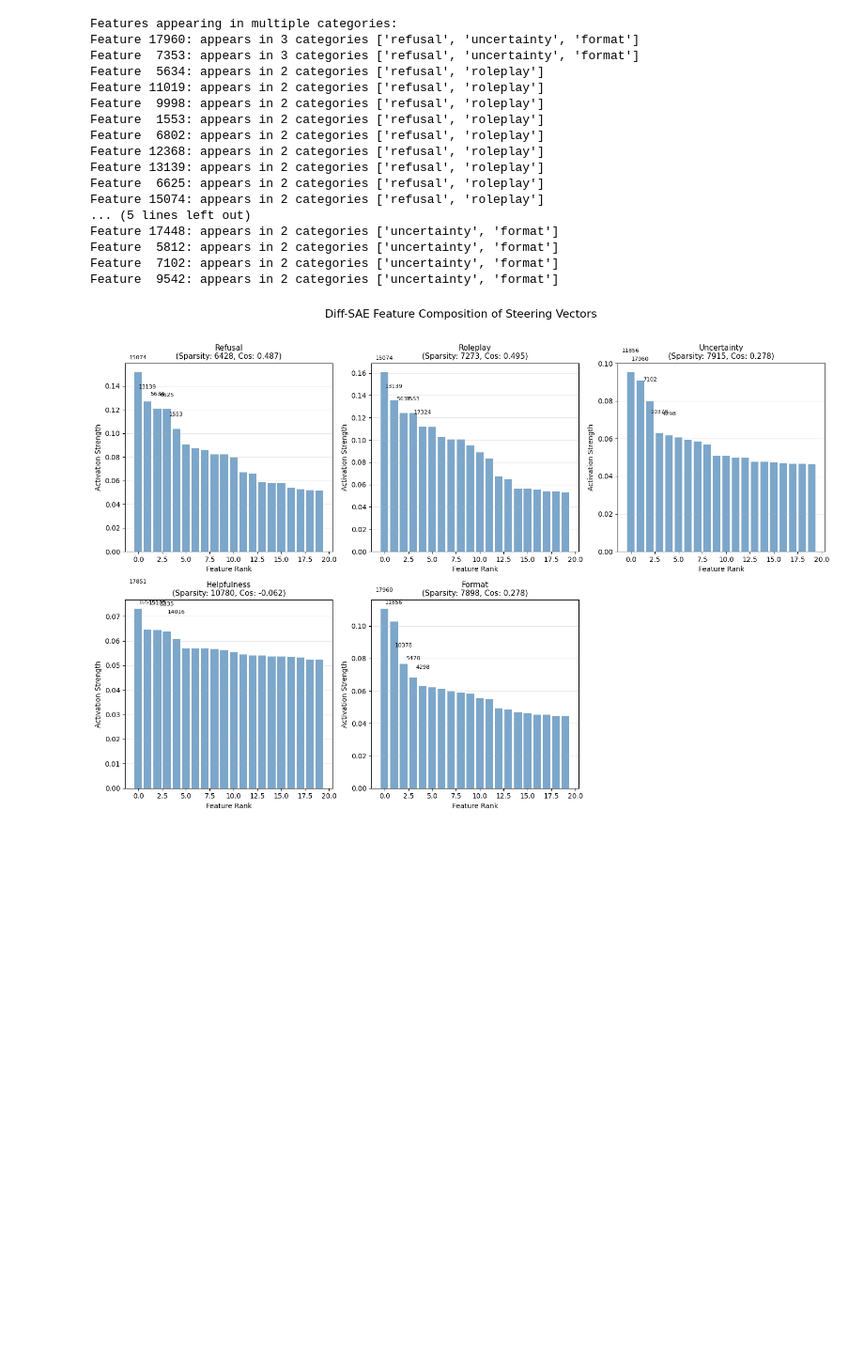
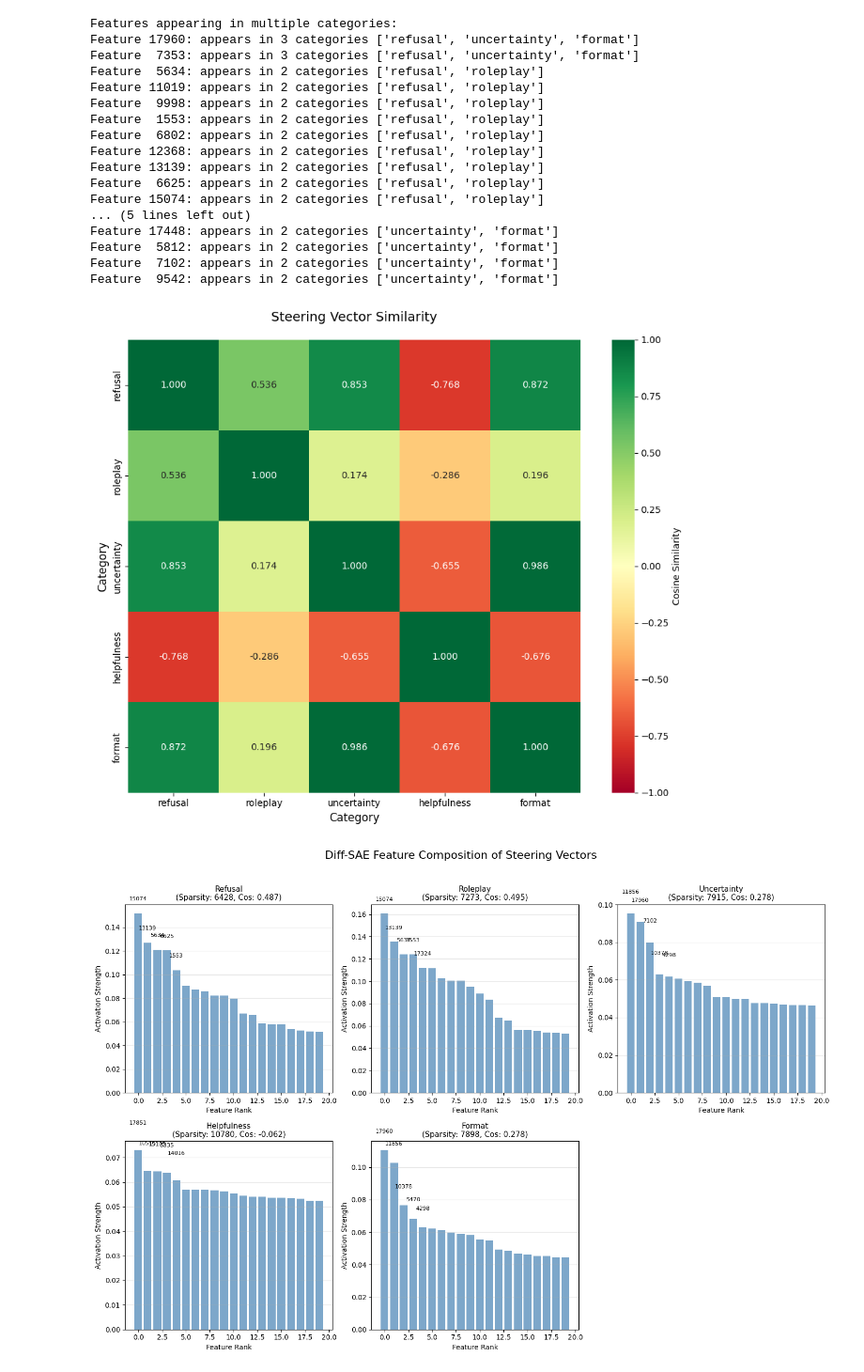
Before and after one commit to bbzmdn/model_diff, a Jupyter notebook: analyze_diff_sae.ipynb, the cells around one changed output. Shown at 94% size. Saved outputs shown, nothing was run; the diff lists cells and outputs as text; code cells hidden in the pictures; blank space fills up the shorter version.

```diff
--- a/analyze_diff_sae.ipynb
+++ b/analyze_diff_sae.ipynb
@@ -138,6 +208,59 @@ Feature 17448: appears in 2 categories ['uncertainty', 'format']
 Feature  5812: appears in 2 categories ['uncertainty', 'format']
 Feature  7102: appears in 2 categories ['uncertainty', 'format']
 Feature  9542: appears in 2 categories ['uncertainty', 'format']
+# %%
+import matplotlib.pyplot as plt
+import seaborn as sns
+
+def visualize_feature_similarity(decompositions, steering_vectors):
+    categories = list(steering_vectors.keys())
+    n_categories = len(categories)
+    similarity_matrix = np.zeros((n_categories, n_categories))
+
+    for i, cat_i in enumerate(categories):
+        for j, cat_j in enumerate(categories):
+            vec_i = steering_vectors[cat_i].to(device)
+            vec_j = steering_vectors[cat_j].to(device)
+
+            with torch.no_grad():
+                latent_i = loaded_diffsae.encode(vec_i.unsqueeze(0))
+                latent_i = torch.relu(latent_i)
+                recon_i = loaded_diffsae.decode(latent_i)[0]
+
+                latent_j = loaded_diffsae.encode(vec_j.unsqueeze(0))
+                latent_j = torch.relu(latent_j)
+                recon_j = loaded_diffsae.decode(latent_j)[0]
+
+            sim = torch.nn.functional.cosine_similarity(
+                recon_i.unsqueeze(0),
+                recon_j.unsqueeze(0)
+            ).item()
+            similarity_matrix[i, j] = sim
+
+    plt.figure(figsize=(10, 8))
+    sns.heatmap(
+        similarity_matrix,
+        annot=True,
+        fmt='.3f',
+        xticklabels=categories,
+        yticklabels=categories,
+        cmap='RdYlGn',
+        center=0,
+        vmin=-1,
+        vmax=1,
+        square=True,
+        cbar_kws={'label': 'Cosine Similarity'}
+    )
+    plt.title('Steering Vector Similarity', fontsize=14, pad=20)
+    plt.xlabel('Category', fontsize=12)
+    plt.ylabel('Category', fontsize=12)
+    plt.tight_layout()
+    plt.savefig('results/steering_vector_similarity_heatmap.png', dpi=300, bbox_inches='tight')
+    return similarity_matrix
+
+similarity_matrix = visualize_feature_similarity(decompositions, steering_vectors)
+# %% [output]
+[figure, added]
 # %%
 def analyze_feature_composition(decompositions):
     _, axes = plt.subplots(2, 3, figsize=(15, 10))
```
Also changed, not shown: parts of 4 cells of this notebook, 3 other files.
